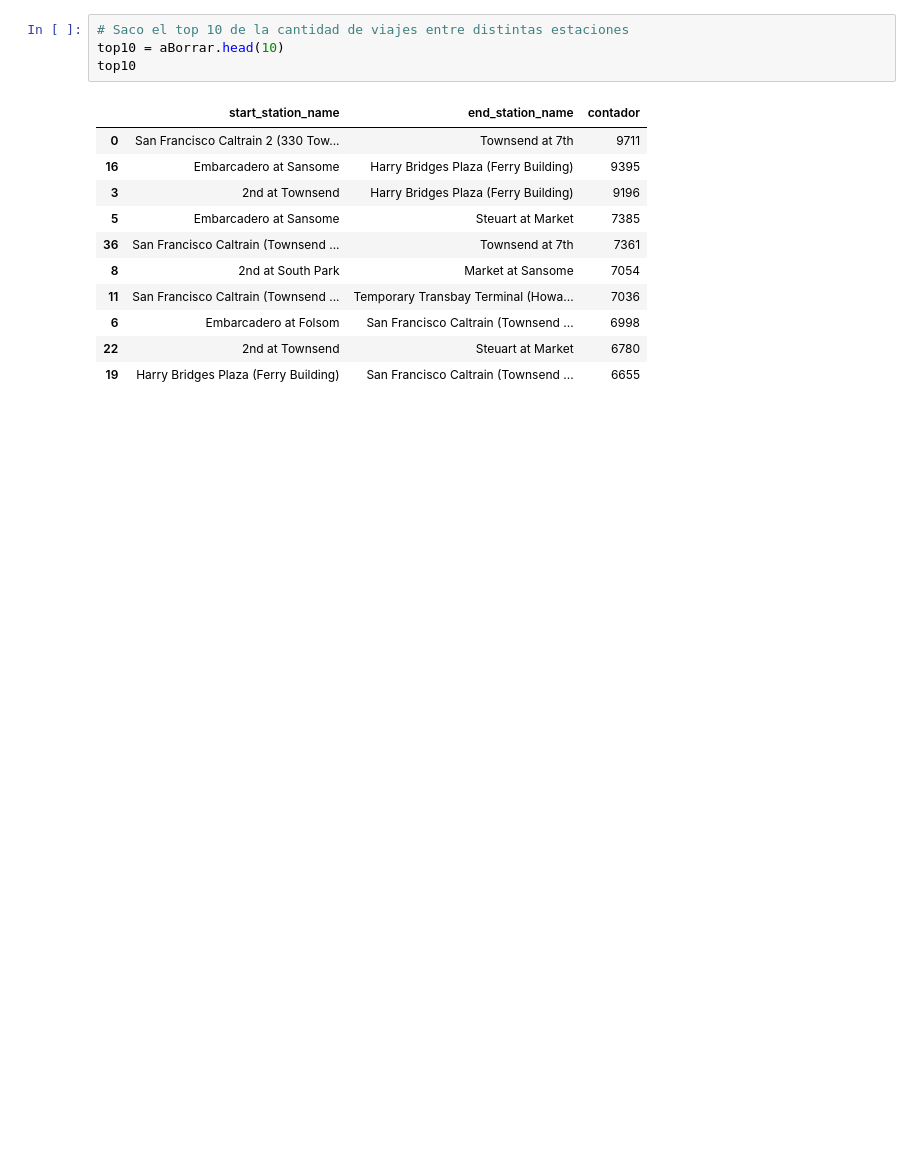
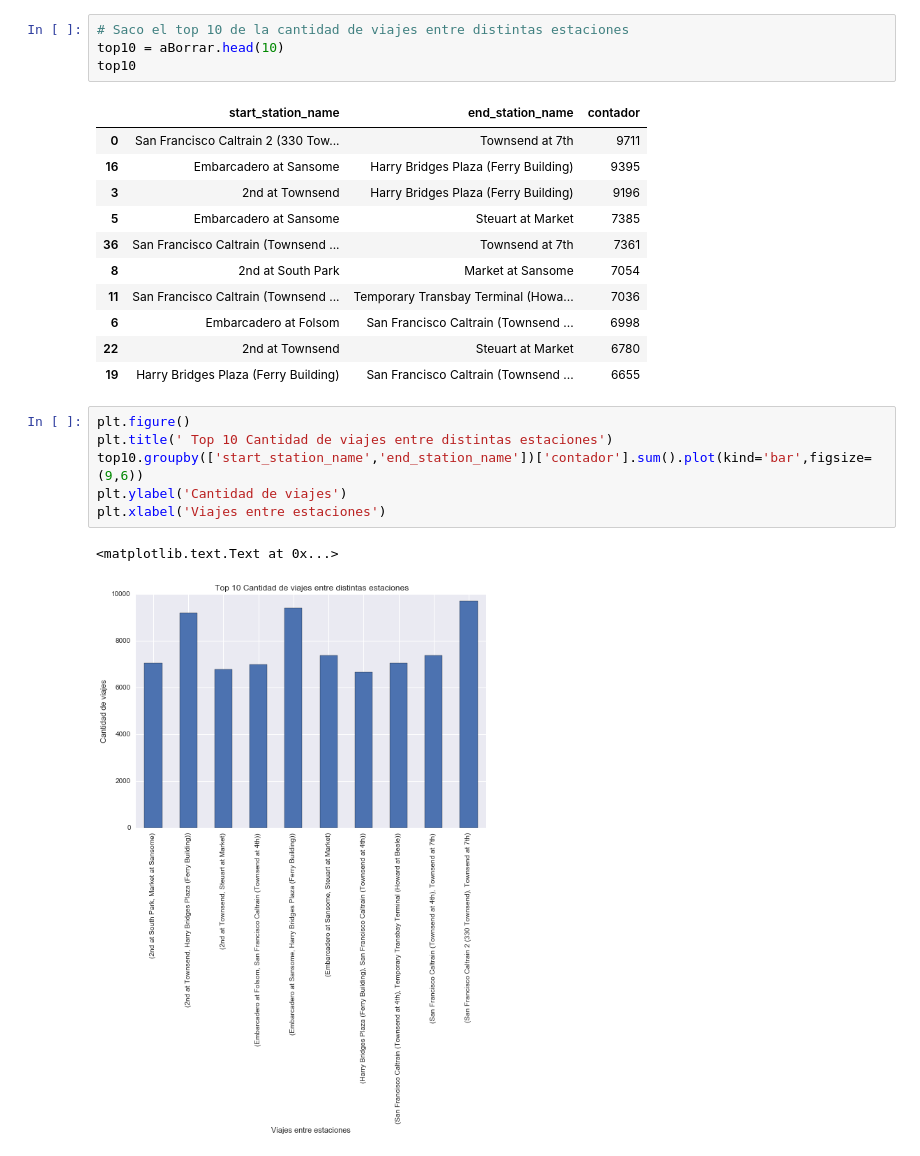
Before and after one commit to AlexVilla92/TP-Datos-2017, a Jupyter notebook: TP1-Exploracion-de-Datos-03-Viaje-entre-distintas-estaciones.ipynb, the cells around one changed output. Cells and saved outputs as stored; diff of their text form; blank space fills up the shorter version.

Commit message:
agrego plot

```diff
--- a/TP1-Exploracion-de-Datos-03-Viaje-entre-distintas-estaciones.ipynb
+++ b/TP1-Exploracion-de-Datos-03-Viaje-entre-distintas-estaciones.ipynb
@@ -394,3 +394,12 @@ top10
 | 6 | Embarcadero at Folsom | San Francisco Caltrain (Townsend ... | 6998 |
 | 22 | 2nd at Townsend | Steuart at Market | 6780 |
 | 19 | Harry Bridges Plaza (Ferry Building) | San Francisco Caltrain (Townsend ... | 6655 |
+# %%
+plt.figure()
+plt.title(' Top 10 Cantidad de viajes entre distintas estaciones')
+top10.groupby(['start_station_name','end_station_name'])['contador'].sum().plot(kind='bar',figsize=(9,6))
+plt.ylabel('Cantidad de viajes')
+plt.xlabel('Viajes entre estaciones')
+# %% [output]
+<matplotlib.text.Text at 0x...>
+[figure, added]
```
